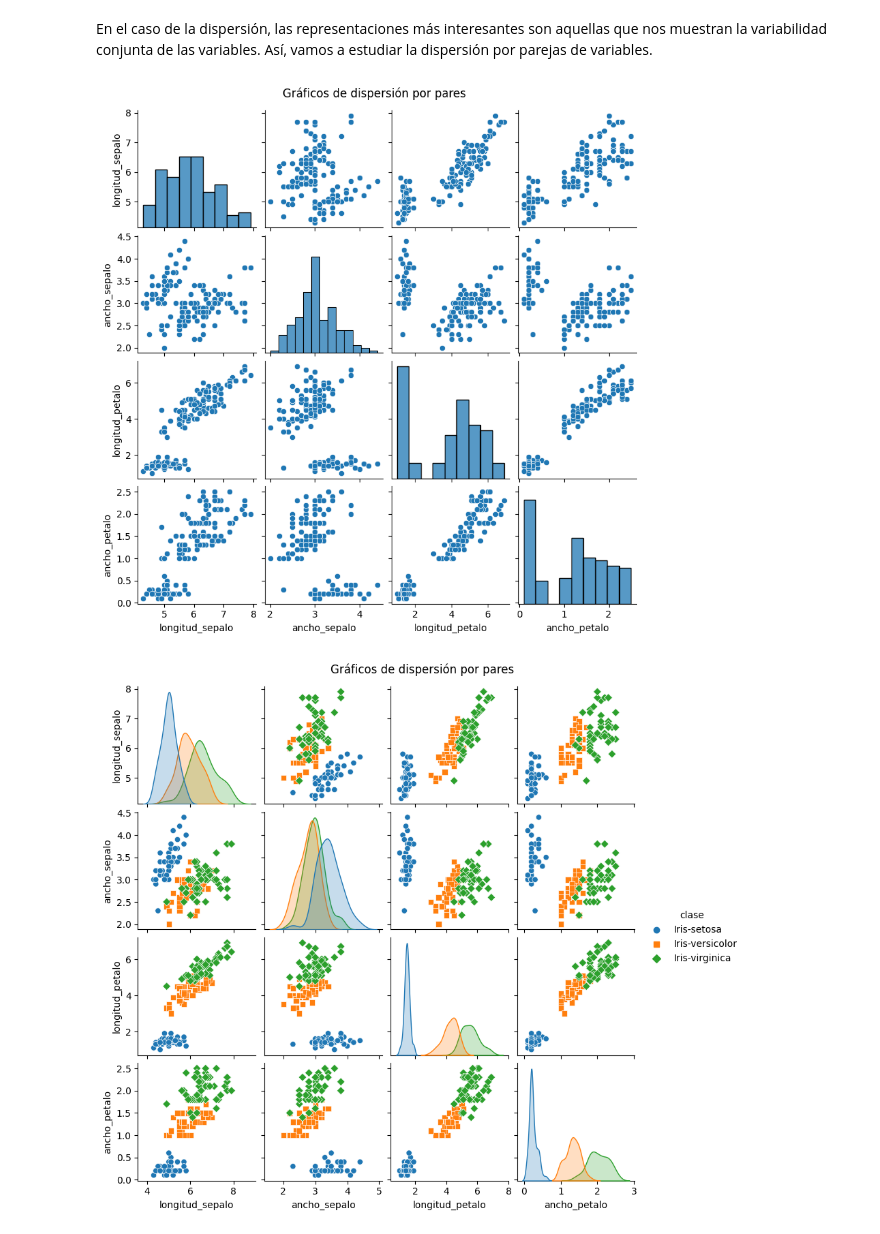
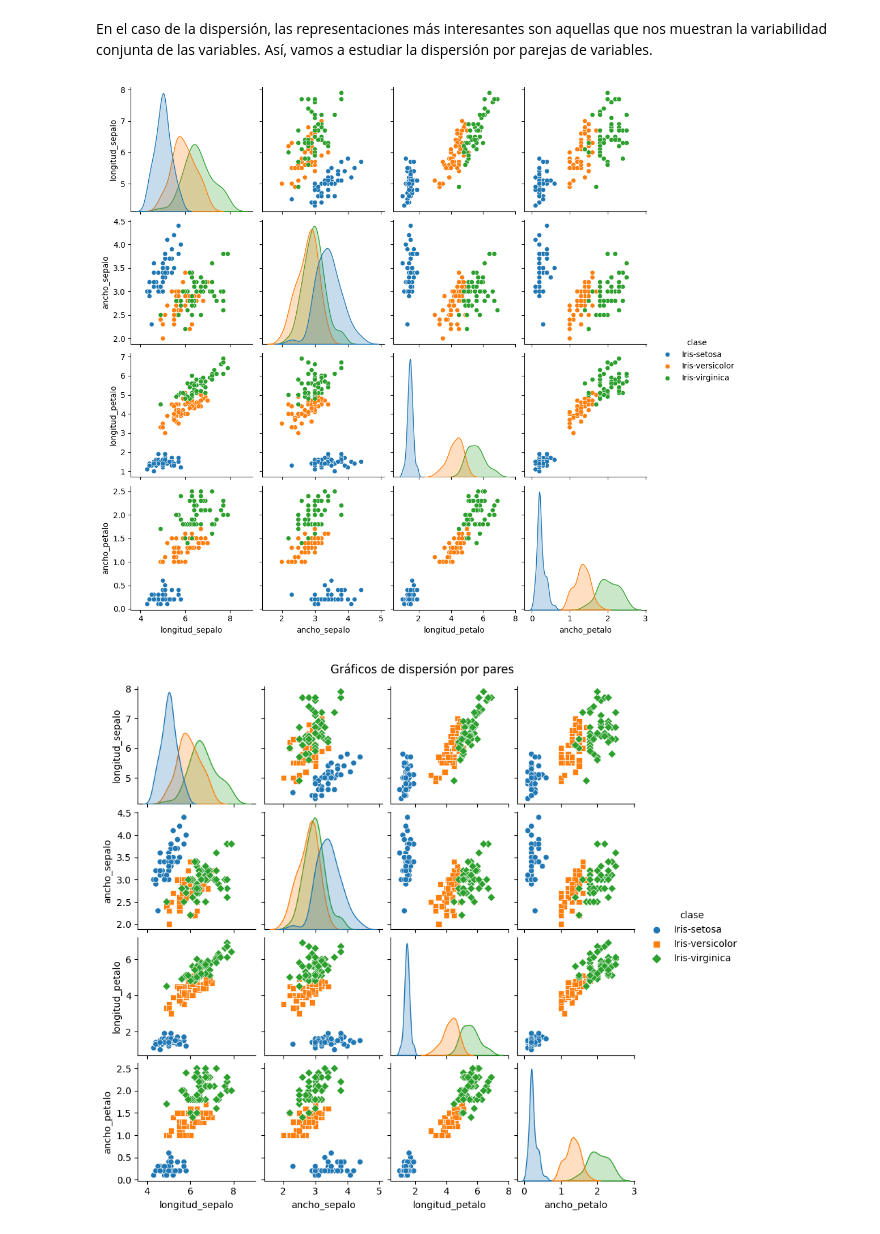
Before and after one commit to mfdezvicente/ucm, a Jupyter notebook: ML/260130_Estadística Descriptiva.ipynb, the cells around one changed output. Cells and saved outputs as stored; diff of their text form; code cells hidden in the pictures.

```diff
--- a/ML/260130_Estadística Descriptiva.ipynb
+++ b/ML/260130_Estadística Descriptiva.ipynb
@@ -20,4 +20,4 @@ url = "https://archive.ics.uci.edu/ml/machine-learning-databases/iris/iris.data"
 nombres_columnas = ['longitud_sepalo', 'ancho_sepalo', 'longitud_petalo', 'ancho_petalo', 'clase']
 
 # Leer desde la URL con pandas
-__
+pd_iris = pd.read_csv(url, header=None, names=nombres_columnas)
@@ -68,10 +87,10 @@ for feature in caracteristicas:
 En el caso de la dispersión, las representaciones más interesantes son aquellas que nos muestran la variabilidad conjunta de las variables. Así, vamos a estudiar la dispersión por parejas de variables.
 # %%
 #  Gráficos de dispersión de todas las parejas de variables
-___
+sns.pairplot(pd_iris, hue='clase', diag_kind='kde')
 plt.show()
 # %% [output]
-[figure, old version]
+[figure, new version]
 # %%
 # Ahora representamos cada una de las clases con un color
 ___
```
Also changed, not shown: parts of 5 cells of this notebook, 5 other files.
